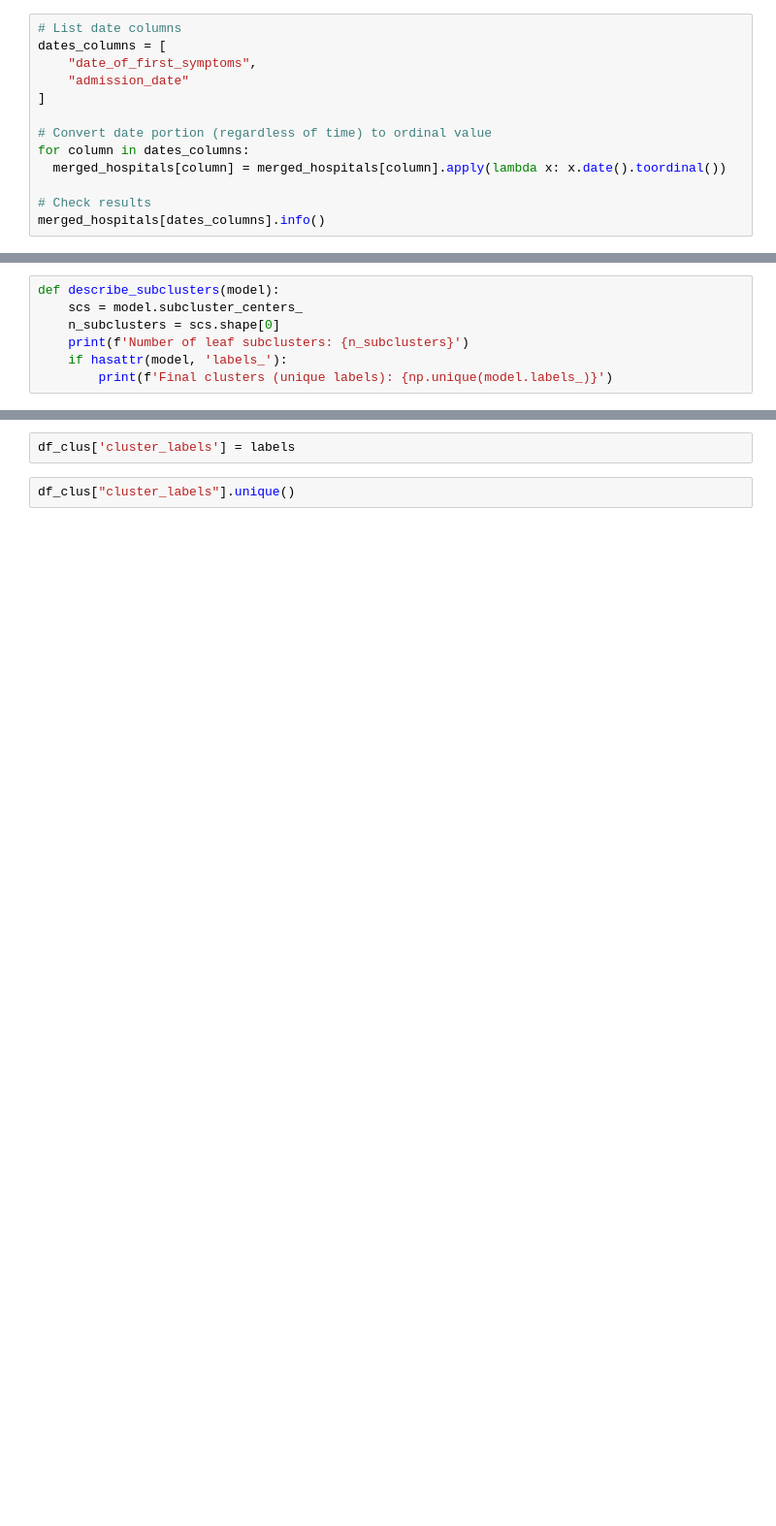
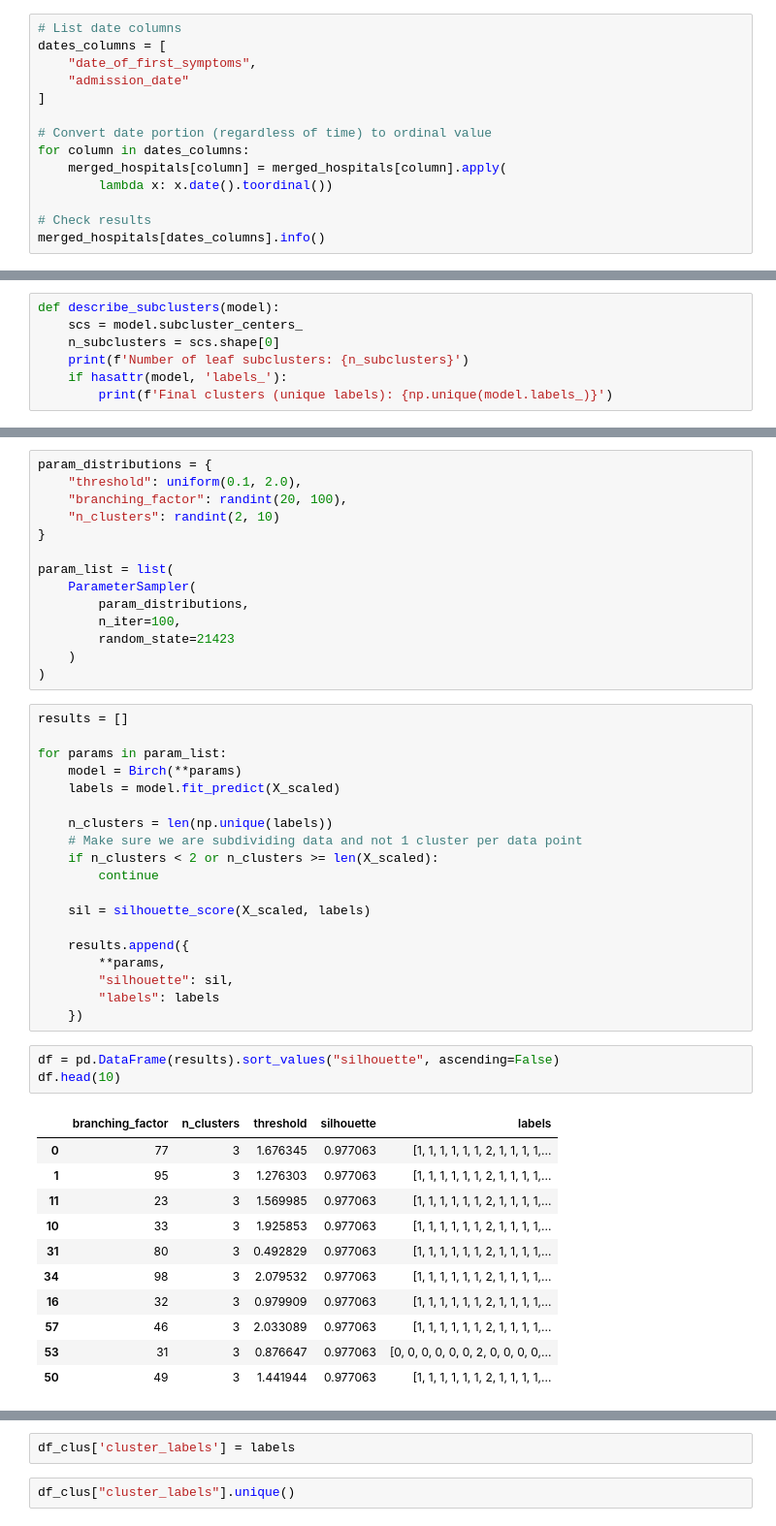
Before and after one commit to HFR1994/data-mining, a Jupyter notebook: src/Data_Mining.ipynb, the cells around one changed output, grey strips where cells are left out. Shown at 97% size. Cells and saved outputs as stored; diff of their text form; blank space fills up the shorter version.

```diff
--- a/src/Data_Mining.ipynb
+++ b/src/Data_Mining.ipynb
@@ -1081,7 +1127,8 @@ dates_columns = [
 
 # Convert date portion (regardless of time) to ordinal value
 for column in dates_columns:
-  merged_hospitals[column] = merged_hospitals[column].apply(lambda x: x.date().toordinal())
+    merged_hospitals[column] = merged_hospitals[column].apply(
+        lambda x: x.date().toordinal())
 
 # Check results
 merged_hospitals[dates_columns].info()
@@ -1310,0 +1359,48 @@ labels = birch.labels_
+# %%
+param_distributions = {
+    "threshold": uniform(0.1, 2.0),
+    "branching_factor": randint(20, 100),
+    "n_clusters": randint(2, 10)
+}
+
+param_list = list(
+    ParameterSampler(
+        param_distributions,
+        n_iter=100,
+        random_state=21423
+    )
+)
+# %%
+results = []
+
+for params in param_list:
+    model = Birch(**params)
+    labels = model.fit_predict(X_scaled)
+
+    n_clusters = len(np.unique(labels))
+    # Make sure we are subdividing data and not 1 cluster per data point
+    if n_clusters < 2 or n_clusters >= len(X_scaled):
+        continue
+
+    sil = silhouette_score(X_scaled, labels)
+
+    results.append({
+        **params,
+        "silhouette": sil,
+        "labels": labels
+    })
+# %%
+df = pd.DataFrame(results).sort_values("silhouette", ascending=False)
+df.head(10)
+# %% [output]
+|  | branching_factor | n_clusters | threshold | silhouette | labels |
+| 0 | 77 | 3 | 1.676345 | 0.977063 | [1, 1, 1, 1, 1, 1, 2, 1, 1, 1, 1,... |
+| 1 | 95 | 3 | 1.276303 | 0.977063 | [1, 1, 1, 1, 1, 1, 2, 1, 1, 1, 1,... |
+| 11 | 23 | 3 | 1.569985 | 0.977063 | [1, 1, 1, 1, 1, 1, 2, 1, 1, 1, 1,... |
+| 10 | 33 | 3 | 1.925853 | 0.977063 | [1, 1, 1, 1, 1, 1, 2, 1, 1, 1, 1,... |
+| 31 | 80 | 3 | 0.492829 | 0.977063 | [1, 1, 1, 1, 1, 1, 2, 1, 1, 1, 1,... |
+| 34 | 98 | 3 | 2.079532 | 0.977063 | [1, 1, 1, 1, 1, 1, 2, 1, 1, 1, 1,... |
+| 16 | 32 | 3 | 0.979909 | 0.977063 | [1, 1, 1, 1, 1, 1, 2, 1, 1, 1, 1,... |
+| 57 | 46 | 3 | 2.033089 | 0.977063 | [1, 1, 1, 1, 1, 1, 2, 1, 1, 1, 1,... |
+| 53 | 31 | 3 | 0.876647 | 0.977063 | [0, 0, 0, 0, 0, 0, 2, 0, 0, 0, 0,... |
+| 50 | 49 | 3 | 1.441944 | 0.977063 | [1, 1, 1, 1, 1, 1, 2, 1, 1, 1, 1,... |
```
Also changed, not shown: parts of 48 cells of this notebook, 1 other file.
